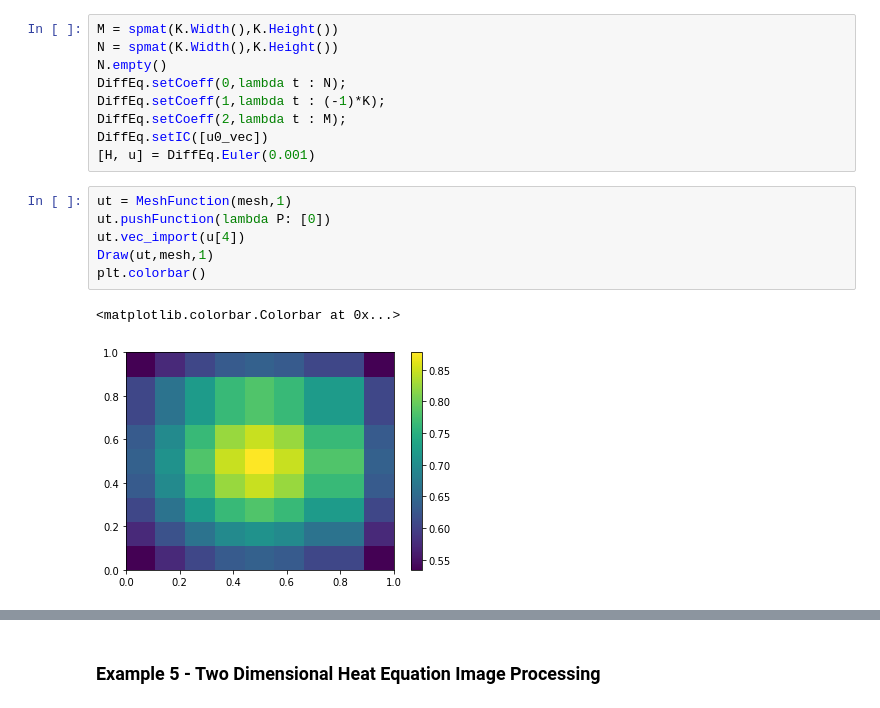
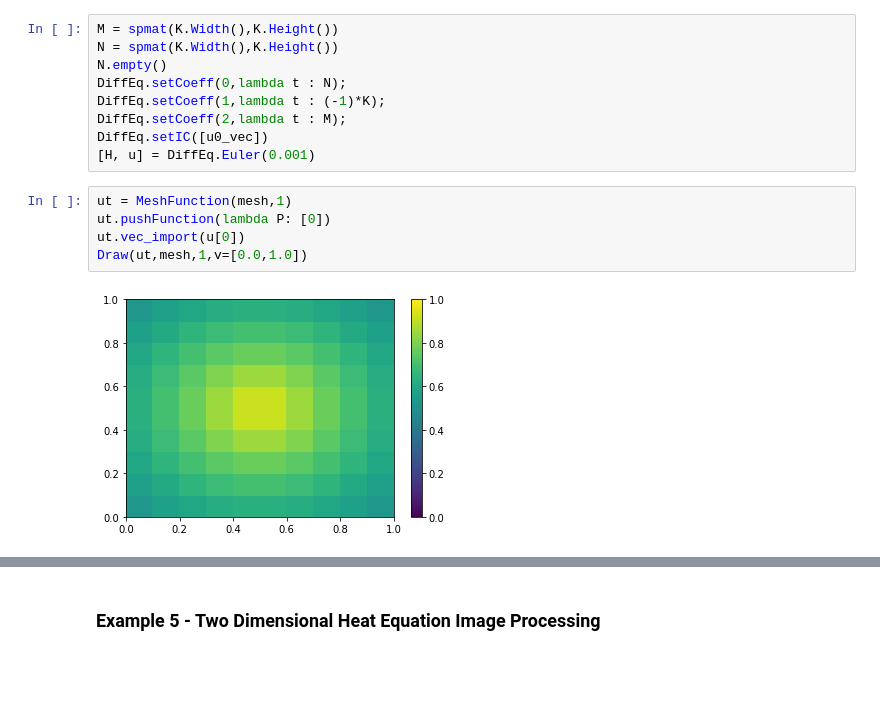
Before and after one commit to UZerbinati/Suite, a Jupyter notebook: Docs/PDE/FiniteDifferenceParabolic.ipynb, the cells around one changed output, grey strips where cells are left out. Cells and saved outputs as stored; diff of their text form; blank space fills up the shorter version.

```diff
--- a/Docs/PDE/FiniteDifferenceParabolic.ipynb
+++ b/Docs/PDE/FiniteDifferenceParabolic.ipynb
@@ -317,9 +316,7 @@ DiffEq.setIC([u0_vec])
 # %%
 ut = MeshFunction(mesh,1)
 ut.pushFunction(lambda P: [0])
-ut.vec_import(u[4])
-Draw(ut,mesh,1)
-plt.colorbar()
+ut.vec_import(u[0])
+Draw(ut,mesh,1,v=[0.0,1.0])
 # %% [output]
-<matplotlib.colorbar.Colorbar at 0x...>
-[figure, old version]
+[figure, new version]
```
Also changed, not shown: parts of 7 cells of this notebook, 18 other files.
